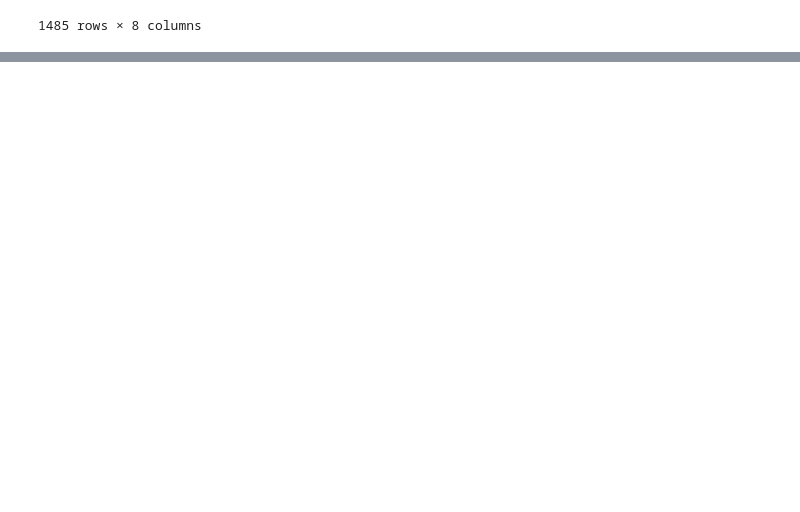
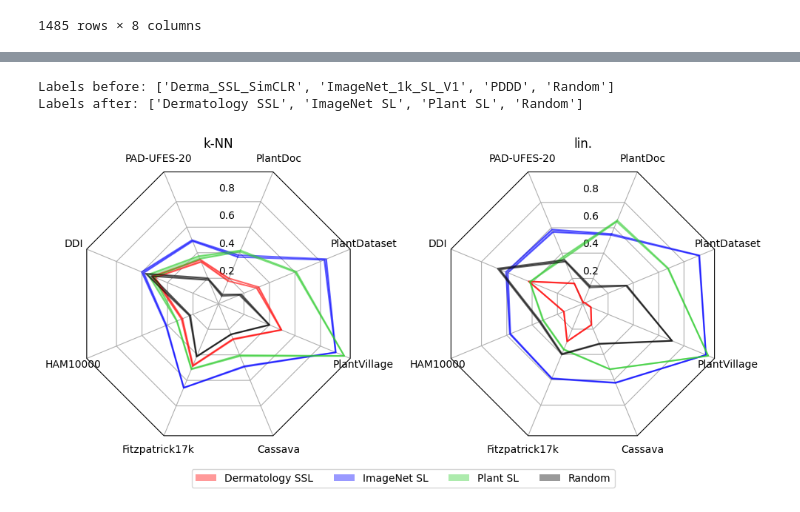
Before and after one commit to AlexanderPeter/thesis, a Jupyter notebook: code/23_plot_spider.ipynb, the cells around one changed output, grey strips where cells are left out. Drawn from its saved outputs; the diff is of its cells as text; code cells hidden in the pictures; blank space fills up the shorter version.

```diff
--- a/code/23_plot_spider.ipynb
+++ b/code/23_plot_spider.ipynb
@@ -455,0 +154,58 @@ df_plot_r
+# %%
+df_plot_l = filter_and_unstack(
+    df_master,
+    {
+        "number_of_samples": ["None"],
+        "architecture": [selected_architecture],
+        "model_name": ["knn"],
+        "downstream": dataset_order,
+    },
+)
+
+df_plot_r = filter_and_unstack(
+    df_master,
+    {
+        "number_of_samples": ["None"],
+        "architecture": [selected_architecture],
+        "model_name": ["lr"],
+        "downstream": dataset_order,
+    },
+)
+# %%
+number_of_categories = len(dataset_order)
+rotation_offset = np.pi / 2 - np.pi / number_of_categories
+theta = radar_factory(
+    number_of_categories, frame="polygon", rotation_offset=rotation_offset
+)
+
+fig, axes = plt.subplots(
+    figsize=(10, 5),
+    nrows=1,
+    ncols=2,
+    subplot_kw=dict(projection="radar"),
+    squeeze=False,
+)
+plot_spider_axis(axes.flat[0], "k-NN", df_plot_l)
+plot_spider_axis(axes.flat[1], "lin.", df_plot_r)
+
+lines_labels = [fig.axes[0].get_legend_handles_labels()]
+lines, labels = [sum(lol, []) for lol in zip(*lines_labels)]
+print(f"Labels before: {labels}")
+labels = column_labels
+print(f"Labels after: {labels}")
+fig.tight_layout()
+
+fig.legend(
+    lines,
+    labels,
+    loc="upper center",
+    bbox_to_anchor=(0.5, 0.05),
+    ncol=len(labels),
+)
+
+postfix = selected_architecture.lower().replace(" ", "_") + ".png"
+plt.savefig(f"../images/spider_{postfix}", bbox_inches="tight")
+# %% [output]
+Labels before: ['Derma_SSL_SimCLR', 'ImageNet_1k_SL_V1', 'PDDD', 'Random']
+Labels after: ['Dermatology SSL', 'ImageNet SL', 'Plant SL', 'Random']
+[figure, added]
```
Also changed, not shown: parts of 19 cells of this notebook, 8 other files.
